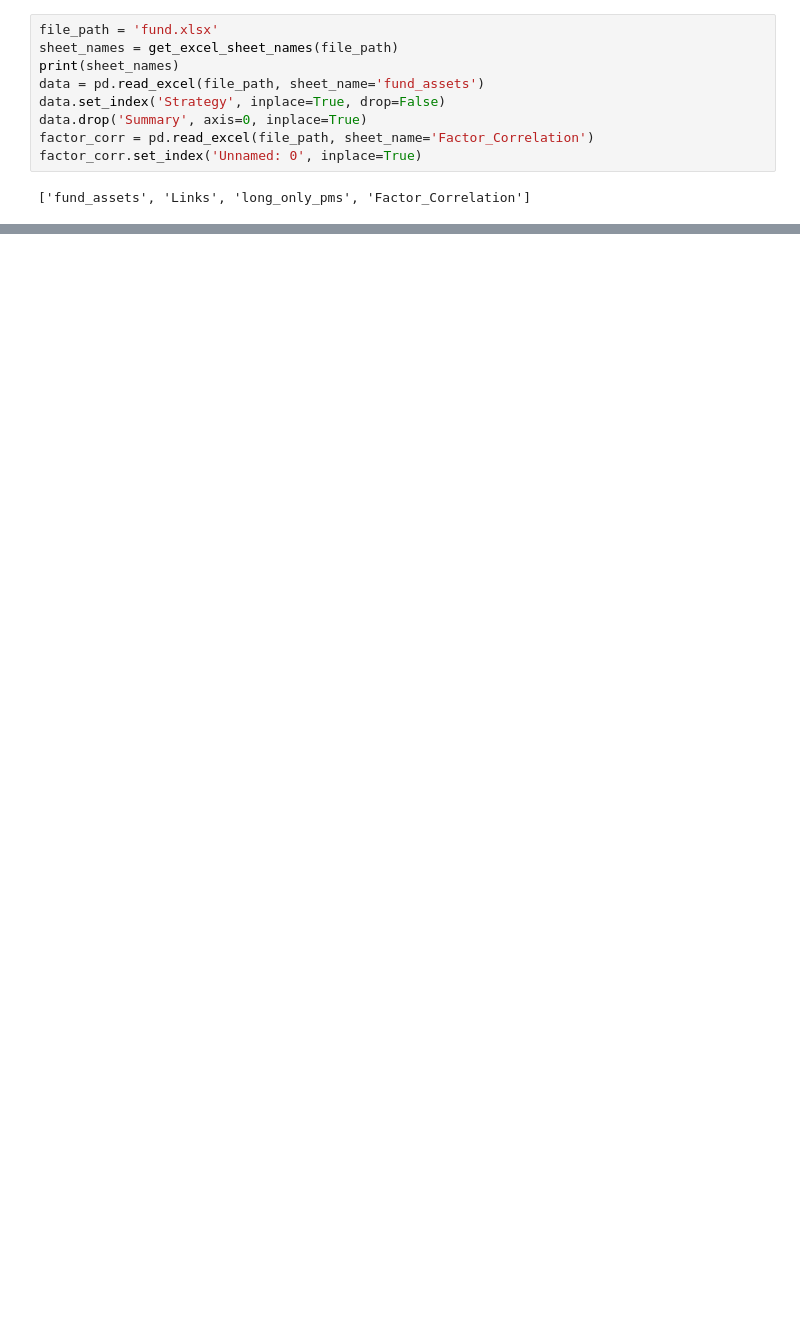
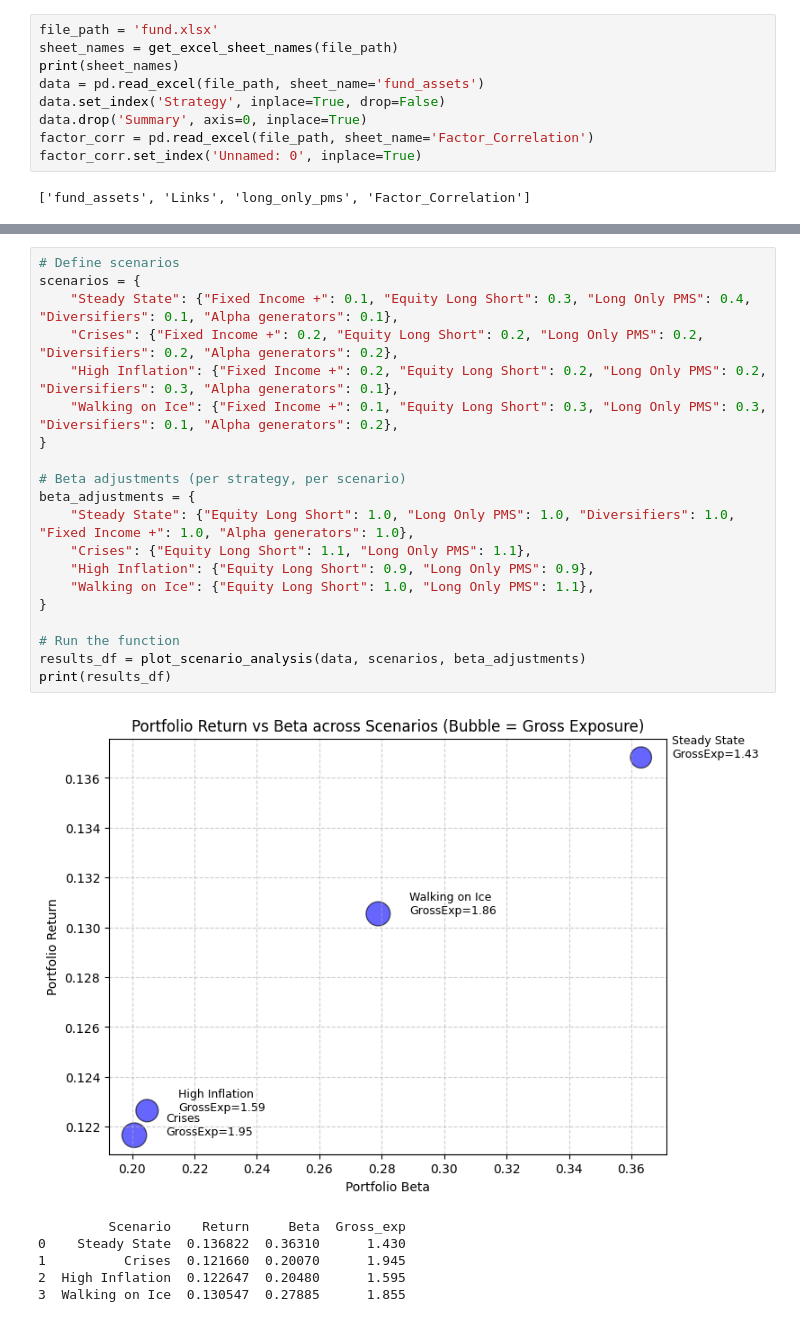
Before and after one commit to pratyush-x355/fund_analysis, a Jupyter notebook: fund_analysis.ipynb, the cells around one changed output, grey strips where cells are left out. Drawn from its saved outputs; the diff is of its cells as text; blank space fills up the shorter version.

Commit message:
full analysis

```diff
--- a/fund_analysis.ipynb
+++ b/fund_analysis.ipynb
@@ -46,0 +52,27 @@ Creating plot own research...
+# %%
+# Define scenarios
+scenarios = {
+    "Steady State": {"Fixed Income +": 0.1, "Equity Long Short": 0.3, "Long Only PMS": 0.4, "Diversifiers": 0.1, "Alpha generators": 0.1},
+    "Crises": {"Fixed Income +": 0.2, "Equity Long Short": 0.2, "Long Only PMS": 0.2, "Diversifiers": 0.2, "Alpha generators": 0.2},
+    "High Inflation": {"Fixed Income +": 0.2, "Equity Long Short": 0.2, "Long Only PMS": 0.2, "Diversifiers": 0.3, "Alpha generators": 0.1},
+    "Walking on Ice": {"Fixed Income +": 0.1, "Equity Long Short": 0.3, "Long Only PMS": 0.3, "Diversifiers": 0.1, "Alpha generators": 0.2},
+}
+
+# Beta adjustments (per strategy, per scenario)
+beta_adjustments = {
+    "Steady State": {"Equity Long Short": 1.0, "Long Only PMS": 1.0, "Diversifiers": 1.0, "Fixed Income +": 1.0, "Alpha generators": 1.0},
+    "Crises": {"Equity Long Short": 1.1, "Long Only PMS": 1.1},
+    "High Inflation": {"Equity Long Short": 0.9, "Long Only PMS": 0.9},
+    "Walking on Ice": {"Equity Long Short": 1.0, "Long Only PMS": 1.1},
+}
+
+# Run the function
+results_df = plot_scenario_analysis(data, scenarios, beta_adjustments)
+print(results_df)
+# %% [output]
+[figure, added]
+         Scenario    Return     Beta  Gross_exp
+0    Steady State  0.136822  0.36310      1.430
+1          Crises  0.121660  0.20070      1.945
+2  High Inflation  0.122647  0.20480      1.595
+3  Walking on Ice  0.130547  0.27885      1.855
```
Also changed, not shown: parts of 7 cells of this notebook, 3 other files.
